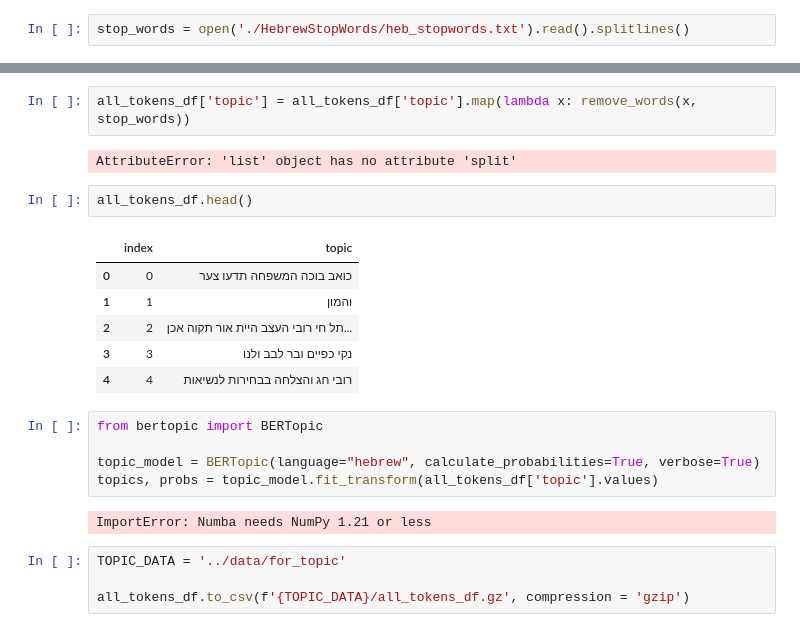
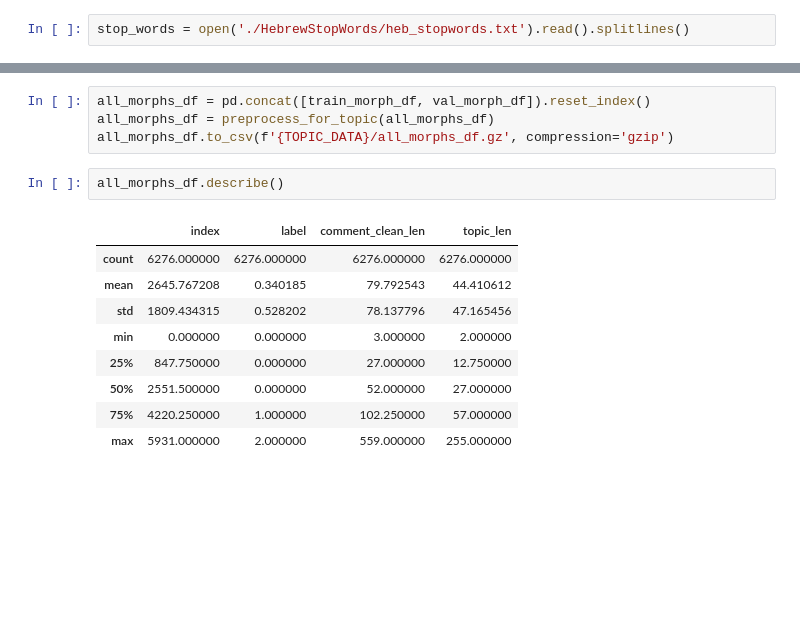
Before and after one commit to wzwzeyal/ojt_bert, a Jupyter notebook: notebooks_exploration/onlp_data_preprocess.ipynb, the cells around one changed output, grey strips where cells are left out. Cells and saved outputs as stored; diff of their text form; blank space fills up the shorter version.

```diff
--- a/notebooks_exploration/onlp_data_preprocess.ipynb
+++ b/notebooks_exploration/onlp_data_preprocess.ipynb
@@ -224,24 +224,16 @@ all_tokens_df.head(10)
-# %%
-all_tokens_df['topic'] = all_tokens_df['topic'].map(lambda x: remove_words(x, stop_words))
-# %% [output]
-AttributeError: 'list' object has no attribute 'split'
-# %%
-all_tokens_df.head()
-# %% [output]
-|  | index | topic |
-| 0 | 0 | כואב בוכה המשפחה תדעו צער |
-| 1 | 1 | והמון |
-| 2 | 2 | תל חי רובי העצב היית אור תקוה אכן... |
-| 3 | 3 | נקי כפיים ובר לבב ולנו |
-| 4 | 4 | רובי חג והצלחה בבחירות לנשיאות |
-# %%
-from bertopic import BERTopic
-
-topic_model = BERTopic(language="hebrew", calculate_probabilities=True, verbose=True)
-topics, probs = topic_model.fit_transform(all_tokens_df['topic'].values)
-# %% [output]
-ImportError: Numba needs NumPy 1.21 or less
-# %%
-TOPIC_DATA = '../data/for_topic'
-
-all_tokens_df.to_csv(f'{TOPIC_DATA}/all_tokens_df.gz', compression = 'gzip')
+# %%
+all_morphs_df = pd.concat([train_morph_df, val_morph_df]).reset_index()
+all_morphs_df = preprocess_for_topic(all_morphs_df)
+all_morphs_df.to_csv(f'{TOPIC_DATA}/all_morphs_df.gz', compression='gzip')
+# %%
+all_morphs_df.describe()
+# %% [output]
+|  | index | label | comment_clean_len | topic_len |
+| count | 6276.000000 | 6276.000000 | 6276.000000 | 6276.000000 |
+| mean | 2645.767208 | 0.340185 | 79.792543 | 44.410612 |
+| std | 1809.434315 | 0.528202 | 78.137796 | 47.165456 |
+| min | 0.000000 | 0.000000 | 3.000000 | 2.000000 |
+| 25% | 847.750000 | 0.000000 | 27.000000 | 12.750000 |
+| 50% | 2551.500000 | 0.000000 | 52.000000 | 27.000000 |
+| 75% | 4220.250000 | 1.000000 | 102.250000 | 57.000000 |
+| max | 5931.000000 | 2.000000 | 559.000000 | 255.000000 |
```
Also changed, not shown: parts of 10 cells of this notebook, 1 other file.
